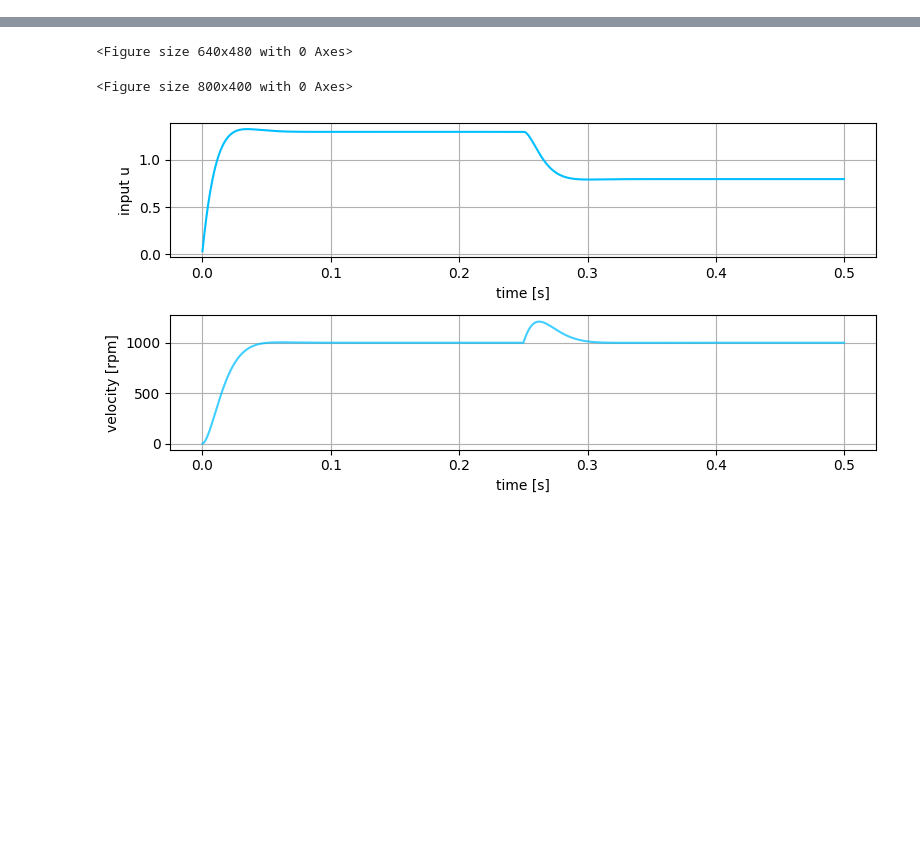
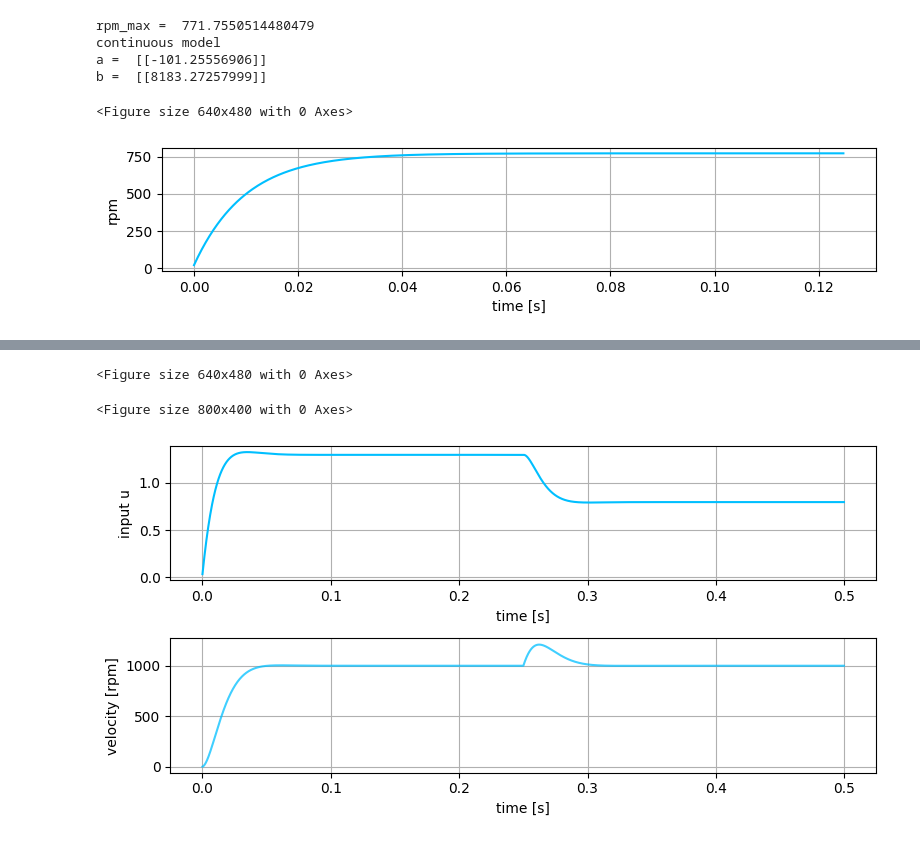
Before and after one commit to michalnand/motoko_ice_dragon_x, a Jupyter notebook: simulations/motor_controller/lqg_discrete.ipynb, the cells around one changed output, grey strips where cells are left out. Drawn from its saved outputs; the diff is of its cells as text; code cells hidden in the pictures; blank space fills up the shorter version.

Commit message:
motor control, motor identification

```diff
--- a/simulations/motor_controller/lqg_discrete.ipynb
+++ b/simulations/motor_controller/lqg_discrete.ipynb
@@ -1 +1,72 @@
+# %%
+import LibsControl
+import numpy
+import matplotlib.pyplot as plt
+
+#parameters from identification
+
+#sampling frequency, 4kHz
+dt       = 1.0/4000.0
+
+
+u_max       = 1.0
+k           = 80.818    # motor constant
+rad_var     = 12.788    # (rad/s)^2 variance (encoder noise)
+tau         = 9.876     # motor time constant, mili seconds
+
+
+
+rpm_max = u_max*k*60.0/(2.0*numpy.pi)
+
+print("rpm_max = ", rpm_max)
+
+
+#continuous time dynamics
+mat_a = numpy.zeros((1, 1))
+mat_b = numpy.zeros((1, 1))
+mat_c = numpy.eye(1)
+
+tau = tau*0.001
+mat_a[0][0] = -1.0/tau
+mat_b[0][0] = k*(1.0/tau)
+
+
+print("continuous model")
+print("a = ", mat_a)
+print("b = ", mat_b)
+print()
+
+
+#create dynamical system
+ds = LibsControl.DynamicalSystem(mat_a, mat_b, mat_c, dt)
+
+
+#compute step response
+t_result = []
+u_result = []
+x_result = []
+
+
+for n in range(500):
+
+    # unit step as input
+    u = numpy.ones((1, 1))
+
+    x, _ = ds.forward_state(u)
+
+    t_result.append(n*dt)
+    x_result.append(x[:, 0])
+
+t_result = numpy.array(t_result)
+x_result = numpy.array(x_result)
+
+#plot result
+LibsControl.plot_open_loop_response(t_result, x_result*60.0/(2.0*numpy.pi), file_name = "step_response.png", labels = ["rpm"])
+# %% [output]
+rpm_max =  771.7550514480479
+continuous model
+a =  [[-101.25556906]]
+b =  [[8183.27257999]]
+<Figure size 640x480 with 0 Axes>
+[figure, added]
 # %%
```
Also changed, not shown: parts of 1 cell of this notebook, 1 other file.
